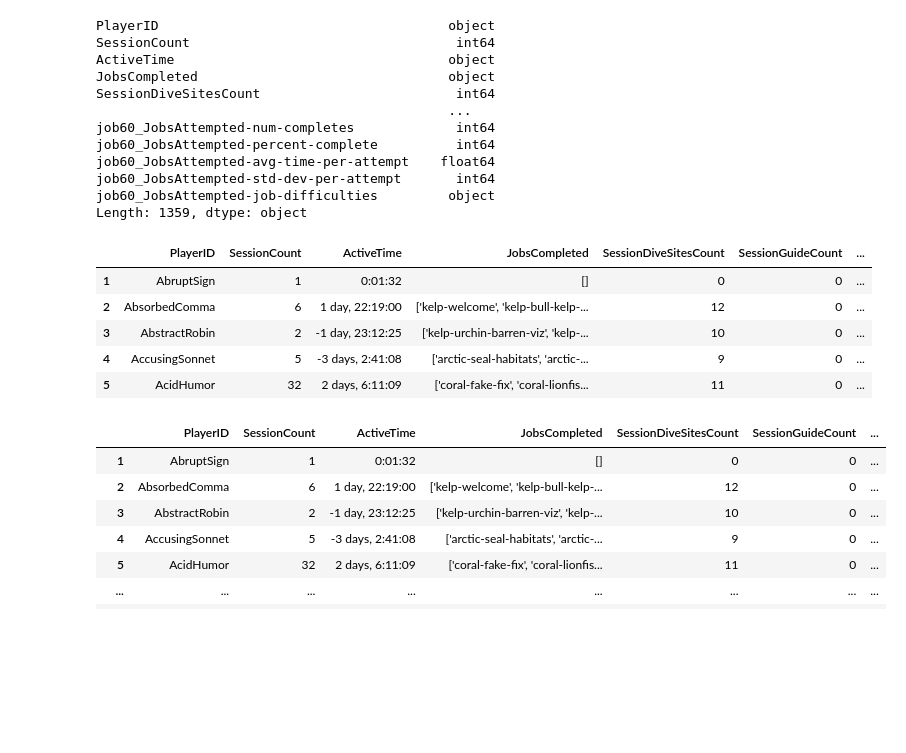
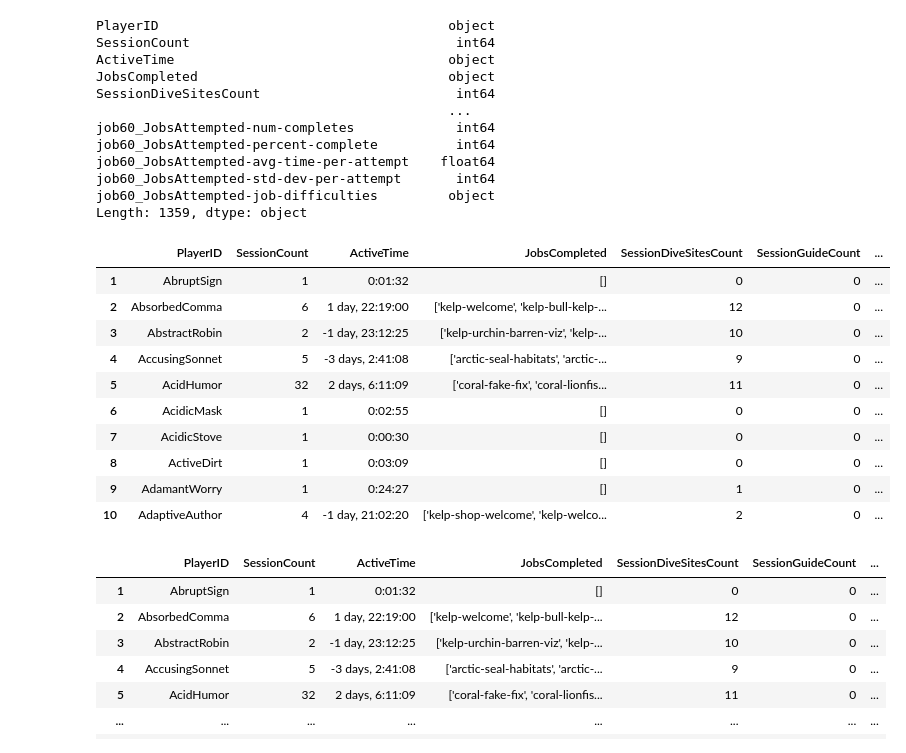
Before and after one commit to opengamedata/opengamedata-samples, a Jupyter notebook: AQUALAB/templates/Aqualab_template_players.ipynb, the cells around one changed output. Drawn from its saved outputs; the diff is of its cells as text; code cells hidden in the pictures; blank space fills up the shorter version.

```diff
--- a/AQUALAB/templates/Aqualab_template_players.ipynb
+++ b/AQUALAB/templates/Aqualab_template_players.ipynb
@@ -132,0 +126,3 @@ raw_data
+# %%
+rows_to_show = 10
+raw_data.head(rows_to_show)
@@ -278,14 +305,19 @@ job60_JobsAttempted-std-dev-per-attempt       int64
 job60_JobsAttempted-job-difficulties         object
 Length: 1359, dtype: object
 # %%
-df_session.head()
+df_session.head(rows_to_show)
 # %% [output]
 |  | PlayerID | SessionCount | ActiveTime | JobsCompleted | SessionDiveSitesCount | SessionGuideCount | ... |
 | 1 | AbruptSign | 1 | 0:01:32 | [] | 0 | 0 | ... |
 | 2 | AbsorbedComma | 6 | 1 day, 22:19:00 | ['kelp-welcome', 'kelp-bull-kelp-... | 12 | 0 | ... |
 | 3 | AbstractRobin | 2 | -1 day, 23:12:25 | ['kelp-urchin-barren-viz', 'kelp-... | 10 | 0 | ... |
 | 4 | AccusingSonnet | 5 | -3 days, 2:41:08 | ['arctic-seal-habitats', 'arctic-... | 9 | 0 | ... |
 | 5 | AcidHumor | 32 | 2 days, 6:11:09 | ['coral-fake-fix', 'coral-lionfis... | 11 | 0 | ... |
+| 6 | AcidicMask | 1 | 0:02:55 | [] | 0 | 0 | ... |
+| 7 | AcidicStove | 1 | 0:00:30 | [] | 0 | 0 | ... |
+| 8 | ActiveDirt | 1 | 0:03:09 | [] | 0 | 0 | ... |
+| 9 | AdamantWorry | 1 | 0:24:27 | [] | 1 | 0 | ... |
+| 10 | AdaptiveAuthor | 4 | -1 day, 21:02:20 | ['kelp-shop-welcome', 'kelp-welco... | 2 | 0 | ... |
 # %%
 #Data frame to analyze
 target = 'job' #@param {type:"string"}
```
Also changed, not shown: parts of 18 cells of this notebook.
